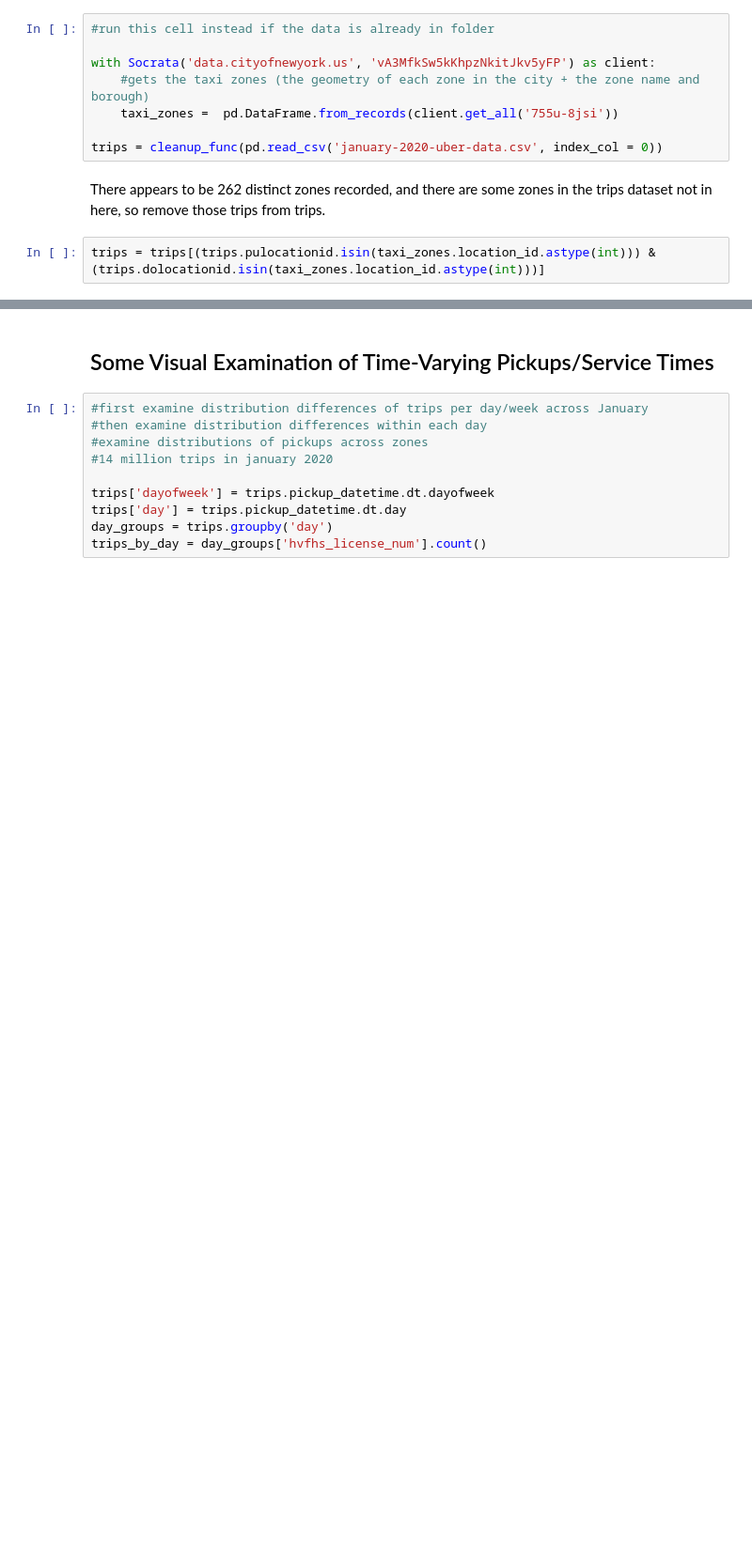
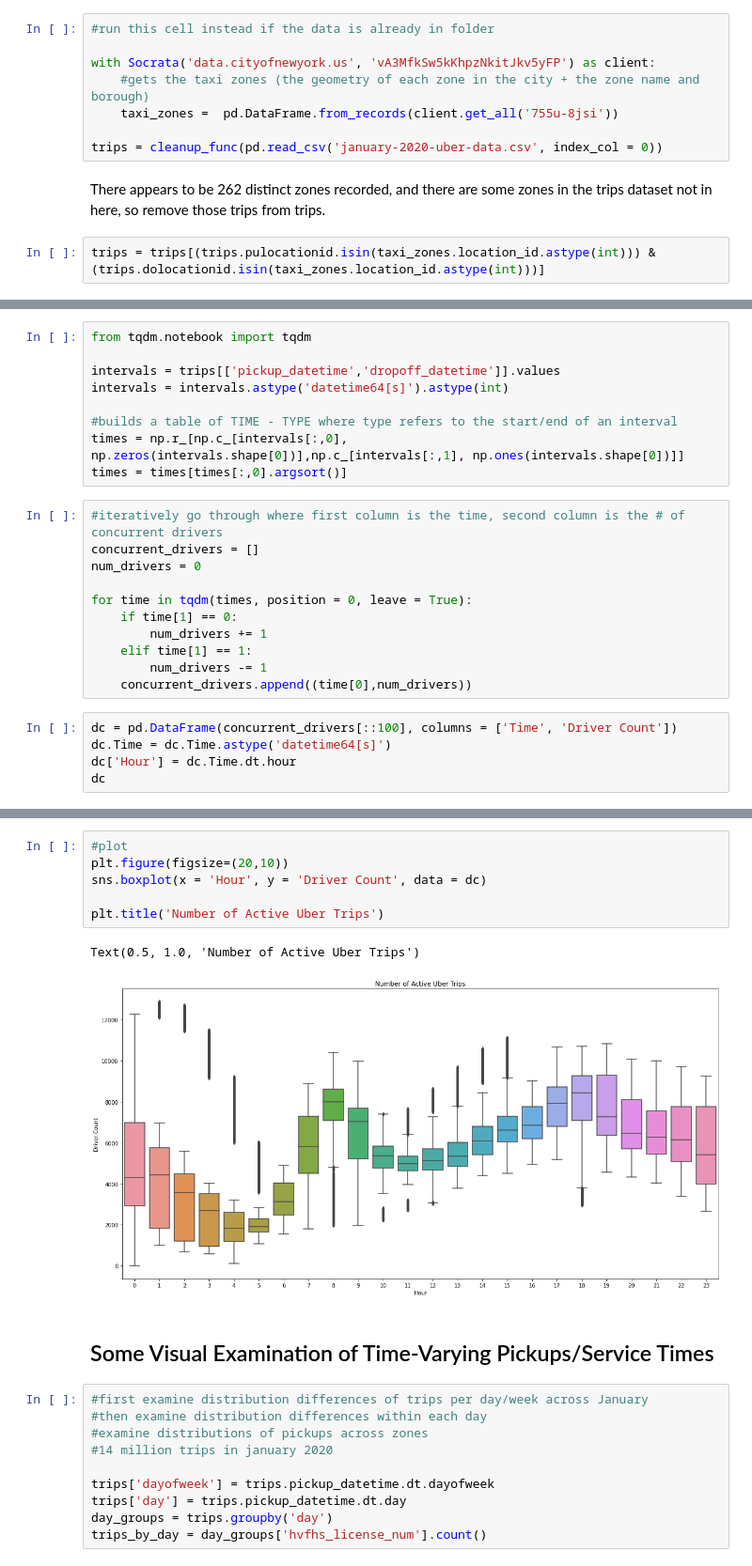
Before and after one commit to anthony001w/uber-nyc-simulation, a Jupyter notebook: generating_pickup_distributions.ipynb, the cells around one changed output, grey strips where cells are left out. Shown at 94% size. Drawn from its saved outputs; the diff is of its cells as text; blank space fills up the shorter version.

```diff
--- a/generating_pickup_distributions.ipynb
+++ b/generating_pickup_distributions.ipynb
@@ -62,0 +65,25 @@ trips = trips[(trips.pulocationid.isin(taxi_zones.location_id.astype(int))) & (t
+# %%
+from tqdm.notebook import tqdm
+
+intervals = trips[['pickup_datetime','dropoff_datetime']].values
+intervals = intervals.astype('datetime64[s]').astype(int)
+
+#builds a table of TIME - TYPE where type refers to the start/end of an interval
+times = np.r_[np.c_[intervals[:,0], np.zeros(intervals.shape[0])],np.c_[intervals[:,1], np.ones(intervals.shape[0])]]
+times = times[times[:,0].argsort()]
+# %%
+#iteratively go through where first column is the time, second column is the # of concurrent drivers
+concurrent_drivers = []
+num_drivers = 0
+
+for time in tqdm(times, position = 0, leave = True):
+    if time[1] == 0:
+        num_drivers += 1
+    elif time[1] == 1:
+        num_drivers -= 1
+    concurrent_drivers.append((time[0],num_drivers))
+# %%
+dc = pd.DataFrame(concurrent_drivers[::100], columns = ['Time', 'Driver Count'])
+dc.Time = dc.Time.astype('datetime64[s]')
+dc['Hour'] = dc.Time.dt.hour
+dc
@@ -63,3 +104,12 @@ trips = trips[(trips.pulocationid.isin(taxi_zones.location_id.astype(int))) & (t
+# %%
+#plot
+plt.figure(figsize=(20,10))
+sns.boxplot(x = 'Hour', y = 'Driver Count', data = dc)
+
+plt.title('Number of Active Uber Trips')
+# %% [output]
+Text(0.5, 1.0, 'Number of Active Uber Trips')
+[figure, added]
 # %% [markdown]
 ## Some Visual Examination of Time-Varying Pickups/Service Times
 # %%
```
Also changed, not shown: parts of 10 cells of this notebook, 9 other files.
